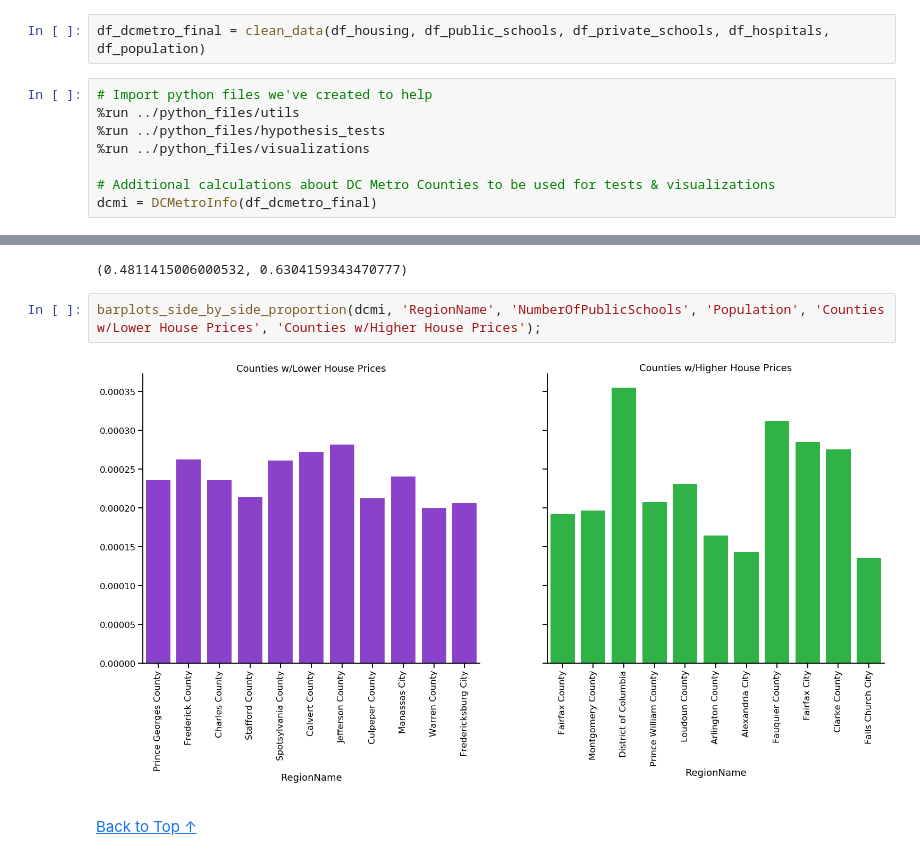
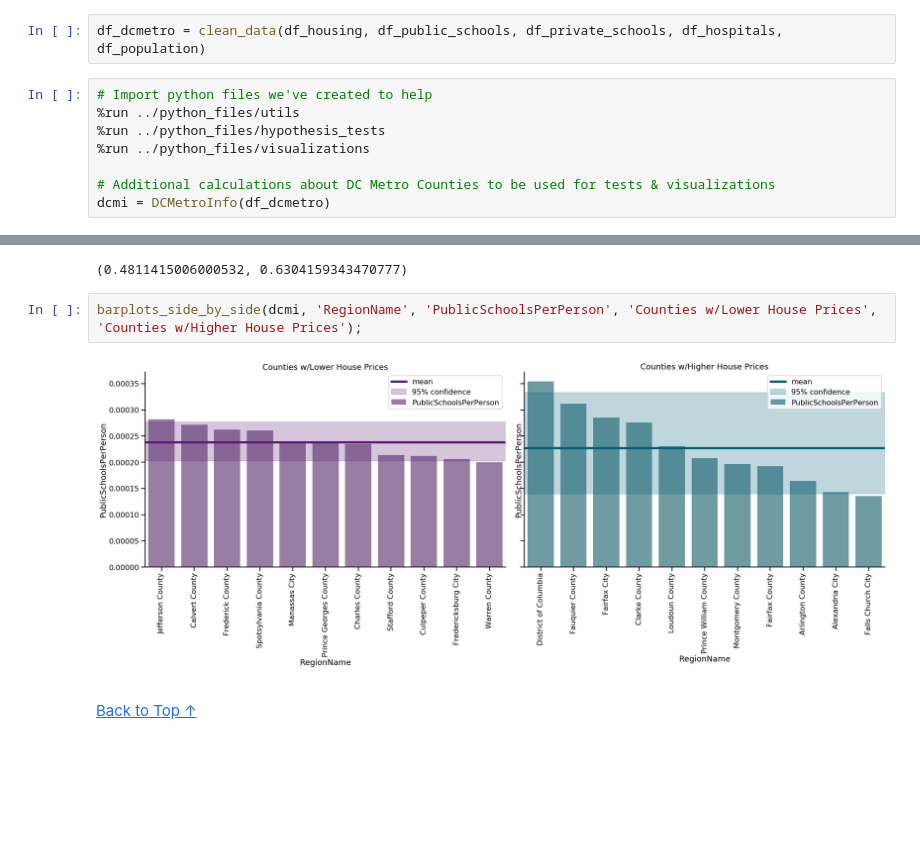
Before and after one commit to muoyo/dc-metro-housing, a Jupyter notebook: notebooks/dchousing.ipynb, the cells around one changed output, grey strips where cells are left out. Saved outputs shown, nothing was run; the diff lists cells and outputs as text; blank space fills up the shorter version.

Commit message:
Optimizing visualizations w/mean and CI

```diff
--- a/notebooks/dchousing.ipynb
+++ b/notebooks/dchousing.ipynb
@@ -64,7 +64,7 @@ df_population = pd.read_csv('../data/PEP_2018_PEPANNRES_with_ann.csv', encoding=
 # Clean data & load into final dataframe
 %run ../python_files/data_cleaning
 # %%
-df_dcmetro_final = clean_data(df_housing, df_public_schools, df_private_schools, df_hospitals, df_population)
+df_dcmetro = clean_data(df_housing, df_public_schools, df_private_schools, df_hospitals, df_population)
 # %%
 # Import python files we've created to help
 %run ../python_files/utils
@@ -72,7 +72,7 @@ df_dcmetro_final = clean_data(df_housing, df_public_schools, df_private_schools,
 %run ../python_files/visualizations
 
 # Additional calculations about DC Metro Counties to be used for tests & visualizations
-dcmi = DCMetroInfo(df_dcmetro_final)
+dcmi = DCMetroInfo(df_dcmetro)
 # %% [markdown]
 
 
@@ -134,9 +134,9 @@ ztest (dcmi.low_price_counties['NumberOfPublicSchools'] / dcmi.low_price_countie
 # %% [output]
 (0.4811415006000532, 0.6304159343470777)
 # %%
-barplots_side_by_side_proportion(dcmi, 'RegionName', 'NumberOfPublicSchools', 'Population', 'Counties w/Lower House Prices', 'Counties w/Higher House Prices');
+barplots_side_by_side(dcmi, 'RegionName', 'PublicSchoolsPerPerson', 'Counties w/Lower House Prices', 'Counties w/Higher House Prices');
 # %% [output]
-[figure, old version]
+[figure, new version]
 # %% [markdown]
 <p></p>
 <p></p>
```
Also changed, not shown: parts of 5 cells of this notebook, 2 other files.
